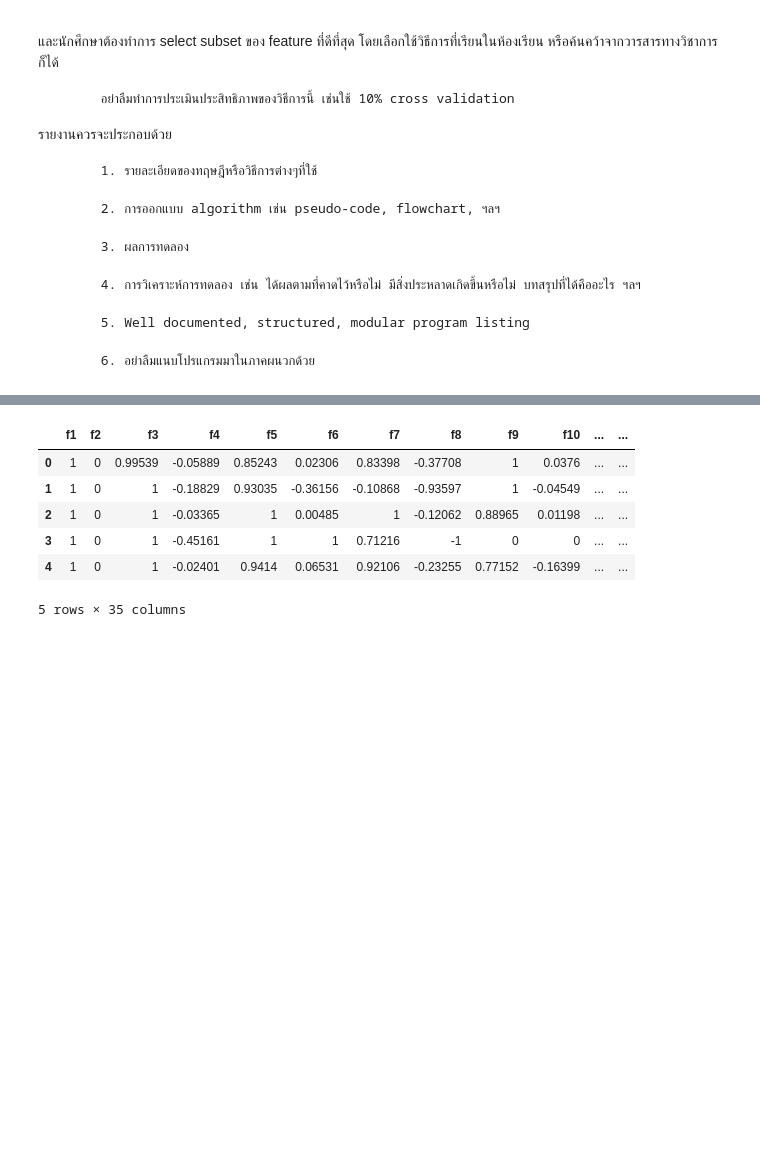
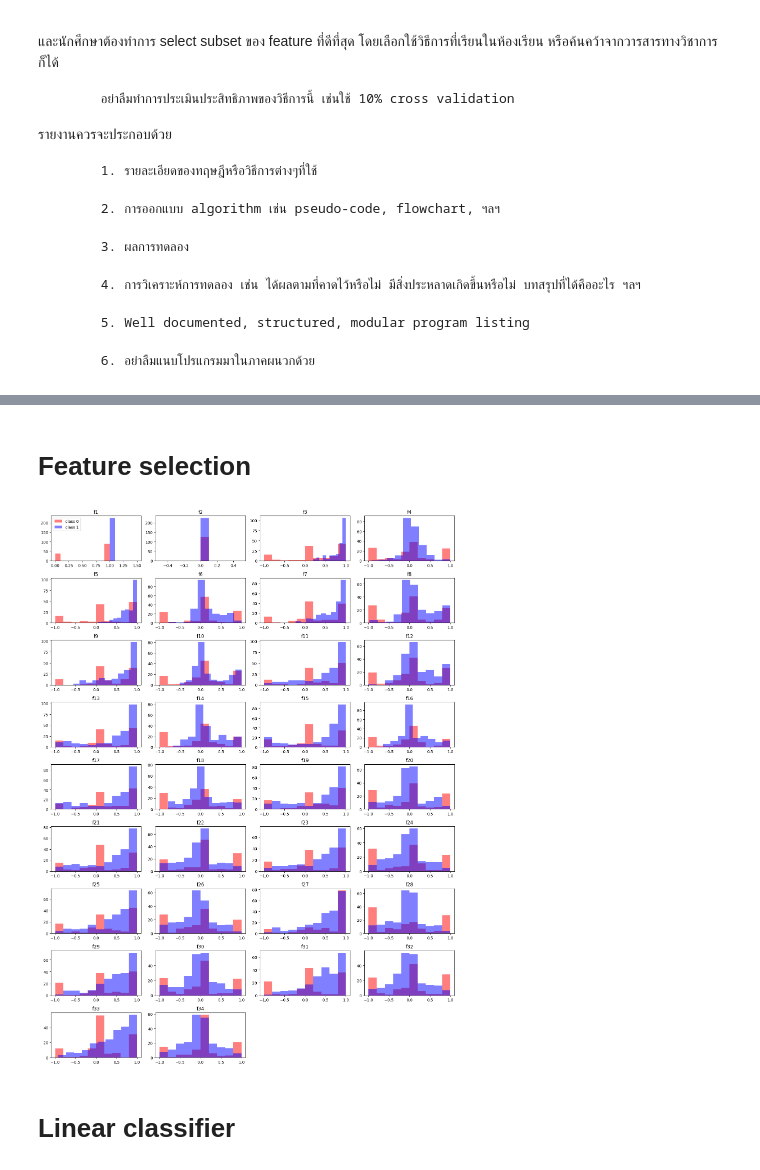
Before and after one commit to pkhamchuai/PatRecG, a Jupyter notebook: Program-HW3/HW3.ipynb, the cells around one changed output, grey strips where cells are left out. Cells and saved outputs as stored; diff of their text form; code cells hidden in the pictures; blank space fills up the shorter version.

```diff
--- a/Program-HW3/HW3.ipynb
+++ b/Program-HW3/HW3.ipynb
@@ -71,10 +78,38 @@ df
-# %%
-df.head()
-# %% [output]
-|  | f1 | f2 | f3 | f4 | f5 | f6 | f7 | f8 | f9 | f10 | ... | ... |
-| 0 | 1 | 0 | 0.99539 | -0.05889 | 0.85243 | 0.02306 | 0.83398 | -0.37708 | 1 | 0.0376 | ... | ... |
-| 1 | 1 | 0 | 1 | -0.18829 | 0.93035 | -0.36156 | -0.10868 | -0.93597 | 1 | -0.04549 | ... | ... |
-| 2 | 1 | 0 | 1 | -0.03365 | 1 | 0.00485 | 1 | -0.12062 | 0.88965 | 0.01198 | ... | ... |
-| 3 | 1 | 0 | 1 | -0.45161 | 1 | 1 | 0.71216 | -1 | 0 | 0 | ... | ... |
-| 4 | 1 | 0 | 1 | -0.02401 | 0.9414 | 0.06531 | 0.92106 | -0.23255 | 0.77152 | -0.16399 | ... | ... |
-5 rows × 35 columns
+# %% [markdown]
+# Feature selection
+# %%
+import matplotlib.pyplot as plt
+
+# make sure the column 'class' is present in the dataframe
+if 'class' not in df.columns:
+    df.columns = df.columns[:-1].tolist() + ['class']
+
+# group the dataframe by class
+grouped = df.groupby("class")
+
+# number of rows = ceil(number of features / 4)
+rows = (len(df.columns) - 1) // 4 + 1
+
+# create subplots
+fig, axs = plt.subplots(nrows=rows, ncols=4, figsize=(15, 20))
+
+# plot histograms for each feature
+for i, feature in enumerate(df.columns[:-1]):
+    row = i // 4
+    col = i % 4
+    for name, group in grouped:
+        axs[row, col].hist(group[feature], alpha=0.5, label=f"class {int(name)}", color='blue' if int(name) == 1 else 'red')
+        if row == 0 and col == 0:
+            axs[row, col].legend()
+    axs[row, col].set_title(feature)
+
+# remove the last 2 subplots
+fig.delaxes(axs[8, 3])
+fig.delaxes(axs[8, 2])
+
+plt.tight_layout()
+plt.show()
+# %% [output]
+[figure, added]
+# %% [markdown]
+# Linear classifier
```
Also changed, not shown: parts of 1 cell of this notebook.
